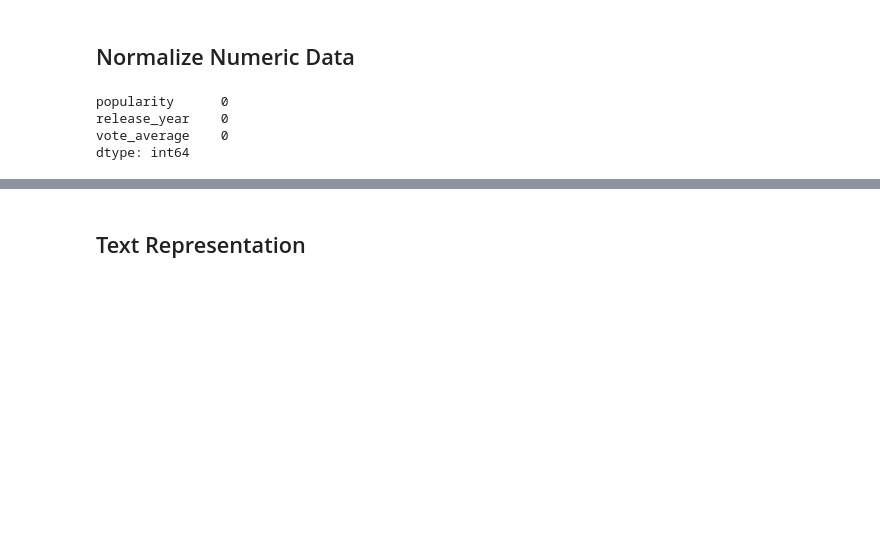
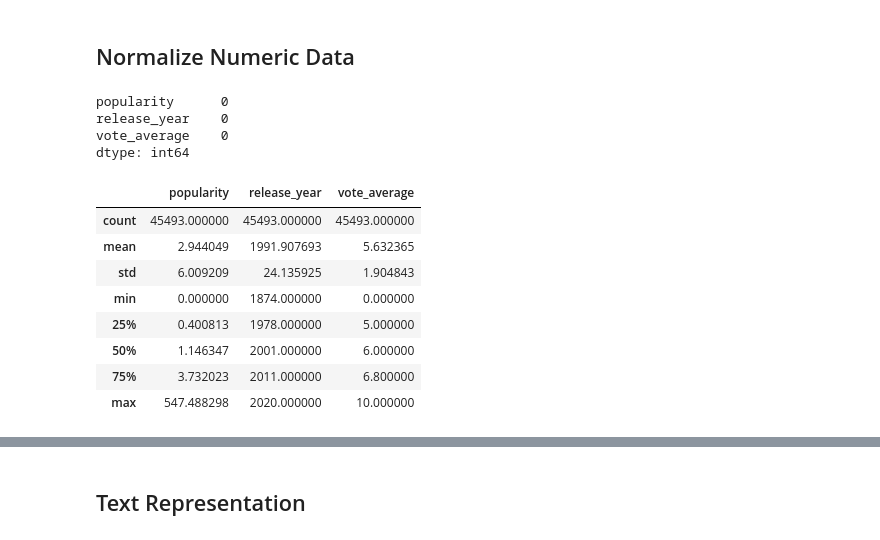
Before and after one commit to inesmteixeira9/movie-recommendation-system, a Jupyter notebook: notebooks/2_0_feature_engineering.ipynb, the cells around one changed output, grey strips where cells are left out. Drawn from its saved outputs; the diff is of its cells as text; code cells hidden in the pictures; blank space fills up the shorter version.

```diff
--- a/notebooks/2_0_feature_engineering.ipynb
+++ b/notebooks/2_0_feature_engineering.ipynb
@@ -90,0 +53,12 @@ normalized_num_features_df = df[num_cols]
+# %%
+df[num_cols].describe()
+# %% [output]
+|  | popularity | release_year | vote_average |
+| count | 45493.000000 | 45493.000000 | 45493.000000 |
+| mean | 2.944049 | 1991.907693 | 5.632365 |
+| std | 6.009209 | 24.135925 | 1.904843 |
+| min | 0.000000 | 1874.000000 | 0.000000 |
+| 25% | 0.400813 | 1978.000000 | 5.000000 |
+| 50% | 1.146347 | 2001.000000 | 6.000000 |
+| 75% | 3.732023 | 2011.000000 | 6.800000 |
+| max | 547.488298 | 2020.000000 | 10.000000 |
```
Also changed, not shown: parts of 10 cells of this notebook.
